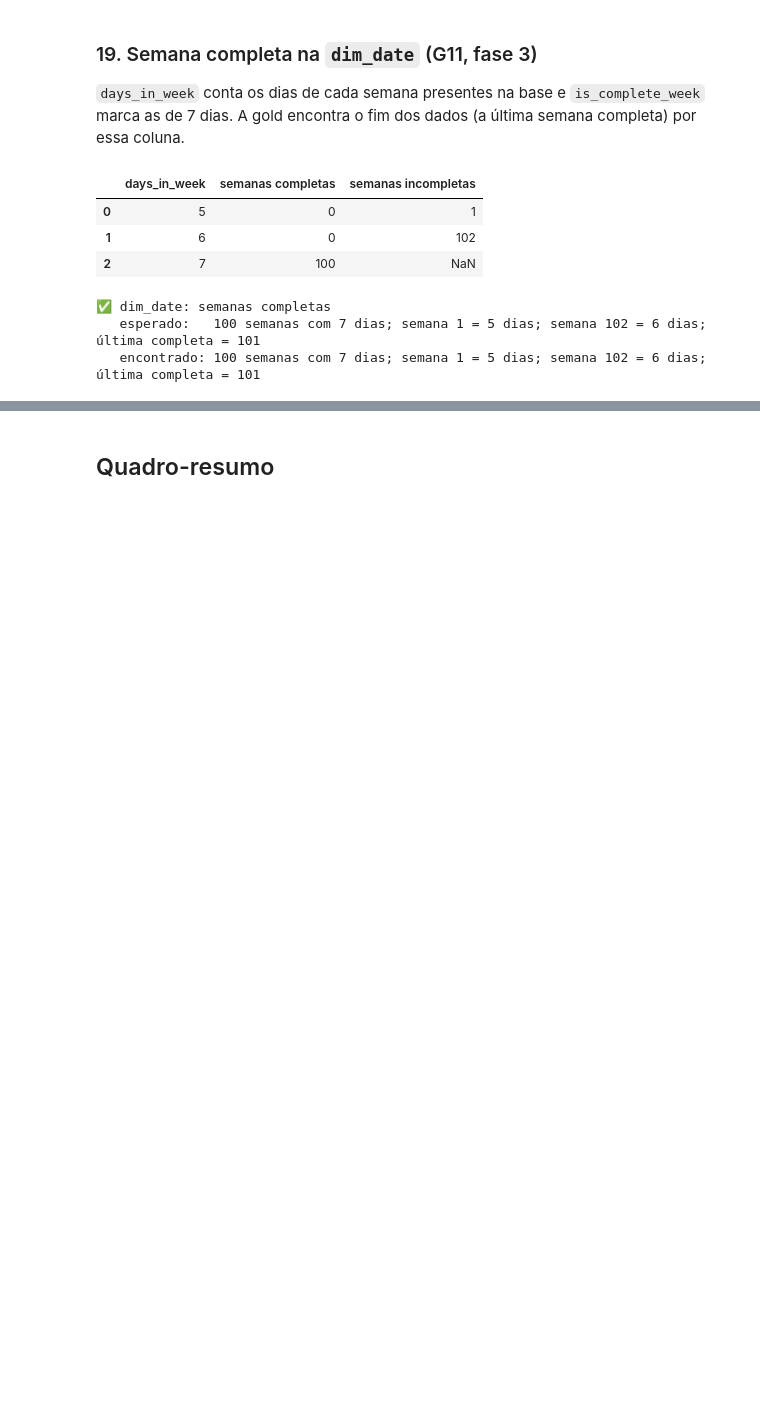
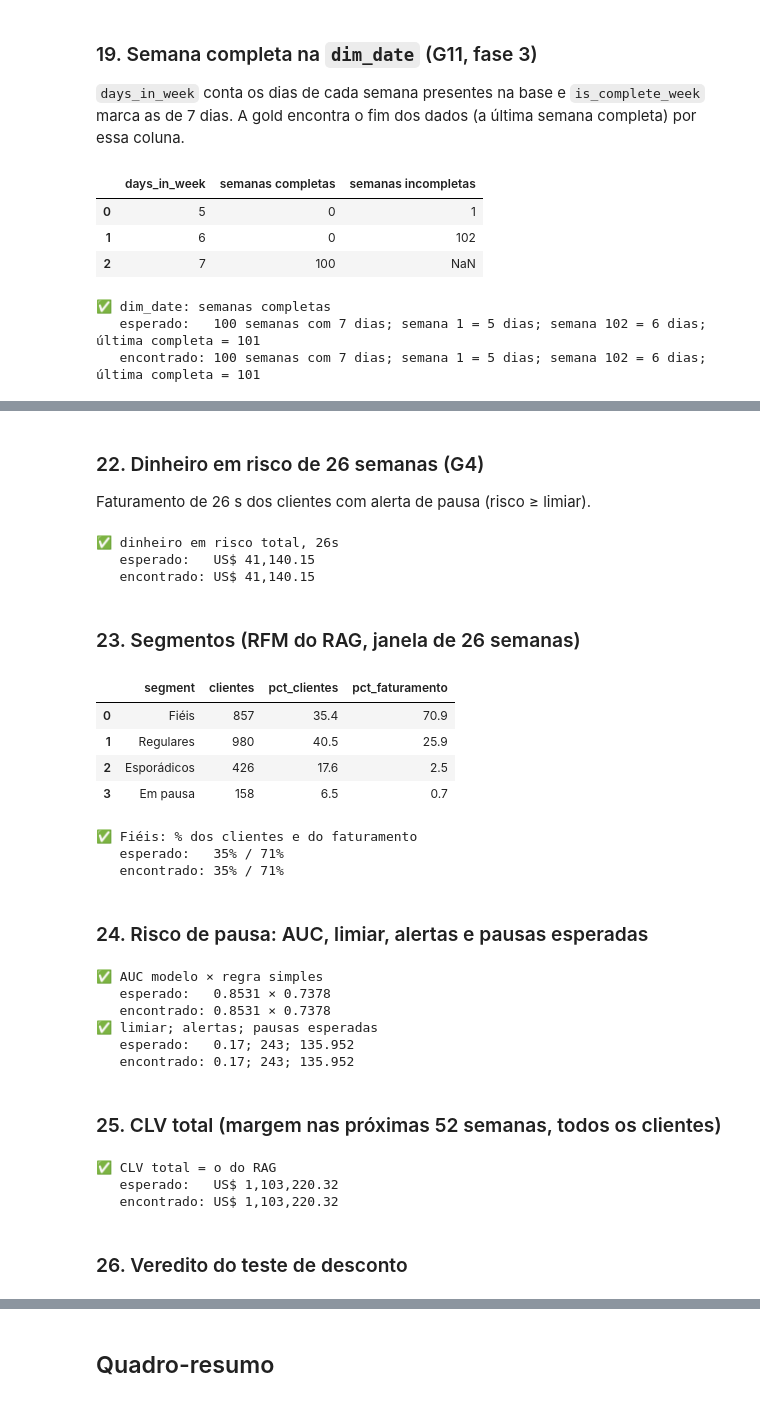
Before and after one commit to caiosantosho2-dotcom/retail-lakehouse, a Jupyter notebook: notebooks/explorando_lakehouse.ipynb, the cells around one changed output, grey strips where cells are left out. Saved outputs shown, nothing was run; the diff lists cells and outputs as text; code cells hidden in the pictures; blank space fills up the shorter version.

```diff
--- a/notebooks/explorando_lakehouse.ipynb
+++ b/notebooks/explorando_lakehouse.ipynb
@@ -473,0 +555,54 @@ verificar("dim_date: semanas completas", "100 semanas com 7 dias; semana 1 = 5 d
+# %% [markdown]
+### 22. Dinheiro em risco de 26 semanas (G4)
+Faturamento de 26 s dos clientes com alerta de pausa (risco ≥ limiar).
+# %%
+risco = um("SELECT money_at_risk FROM department_risk WHERE subset = 'todos' AND department = 'todos'")[0]
+verificar("dinheiro em risco total, 26s", "US$ 41,140.15", f"US$ {risco:,.2f}")
+# %% [output]
+✅ dinheiro em risco total, 26s
+   esperado:   US$ 41,140.15
+   encontrado: US$ 41,140.15
+# %% [markdown]
+### 23. Segmentos (RFM do RAG, janela de 26 semanas)
+# %%
+display(con.sql("""SELECT segment, count(*) AS clientes, round(100 * count(*) / sum(count(*)) OVER (), 1) AS pct_clientes,
+                          round(100 * sum(monetary) / sum(sum(monetary)) OVER (), 1) AS pct_faturamento
+                   FROM customer_segment GROUP BY 1 ORDER BY 4 DESC""").df())
+fc, fr = um("""SELECT count(*) FILTER (WHERE segment = 'Fiéis') / count(*), sum(monetary) FILTER (WHERE segment = 'Fiéis') / sum(monetary)
+              FROM customer_segment""")
+verificar("Fiéis: % dos clientes e do faturamento", "35% / 71%", f"{fc:.0%} / {fr:.0%}")
+# %% [output]
+|  | segment | clientes | pct_clientes | pct_faturamento |
+| 0 | Fiéis | 857 | 35.4 | 70.9 |
+| 1 | Regulares | 980 | 40.5 | 25.9 |
+| 2 | Esporádicos | 426 | 17.6 | 2.5 |
+| 3 | Em pausa | 158 | 6.5 | 0.7 |
+✅ Fiéis: % dos clientes e do faturamento
+   esperado:   35% / 71%
+   encontrado: 35% / 71%
+# %% [markdown]
+### 24. Risco de pausa: AUC, limiar, alertas e pausas esperadas
+# %%
+auc = dict(con.sql("SELECT classifier, auc FROM churn_classifier").fetchall())
+verificar("AUC modelo × regra simples", "0.8531 × 0.7378", f"{auc['model']:.4f} × {auc['baseline']:.4f}")
+alertas, pausas = um("SELECT count(*) FILTER (WHERE is_high_risk), sum(probability) FROM churn_score")
+verificar("limiar; alertas; pausas esperadas", "0.17; 243; 135.952",
+          f"{resumo_modelo('churn', 'limiar')}; {alertas}; {round(pausas, 3)}")
+# %% [output]
+✅ AUC modelo × regra simples
+   esperado:   0.8531 × 0.7378
+   encontrado: 0.8531 × 0.7378
+✅ limiar; alertas; pausas esperadas
+   esperado:   0.17; 243; 135.952
+   encontrado: 0.17; 243; 135.952
+# %% [markdown]
+### 25. CLV total (margem nas próximas 52 semanas, todos os clientes)
+# %%
+clv_total = um("SELECT sum(clv_total) FROM clv_segment")[0]
+verificar("CLV total = o do RAG", "US$ 1,103,220.32", f"US$ {clv_total:,.2f}")
+# %% [output]
+✅ CLV total = o do RAG
+   esperado:   US$ 1,103,220.32
+   encontrado: US$ 1,103,220.32
+# %% [markdown]
+### 26. Veredito do teste de desconto
```
Also changed, not shown: parts of 16 cells of this notebook, 48 other files.
